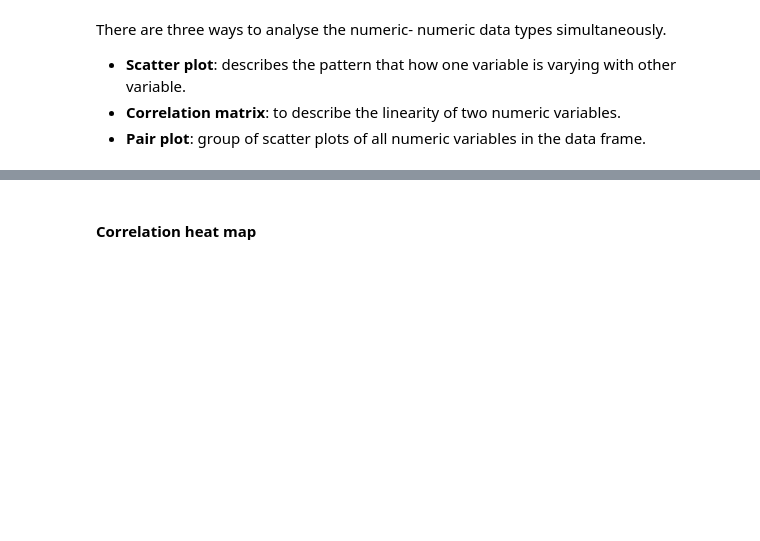
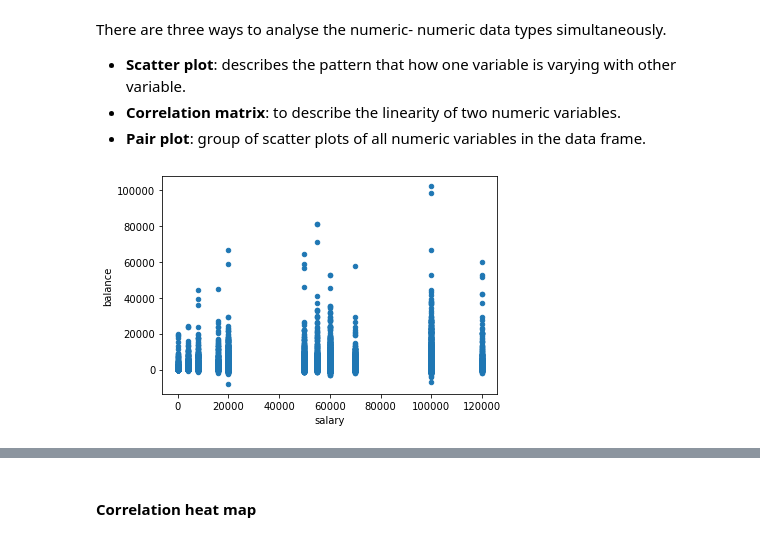
Before and after one commit to ds-souvik/Machine-Learning-Basic-Intermediate-Expert., a Jupyter notebook: 5 Exploratory Data Analysis/Bank+Marketing+Campaign_EDA-blank+notebook.ipynb, the cells around one changed output, grey strips where cells are left out. Cells and saved outputs as stored; diff of their text form; code cells hidden in the pictures; blank space fills up the shorter version.

```diff
--- a/5 Exploratory Data Analysis/Bank+Marketing+Campaign_EDA-blank+notebook.ipynb
+++ b/5 Exploratory Data Analysis/Bank+Marketing+Campaign_EDA-blank+notebook.ipynb
@@ -696,5 +696,9 @@ There are three ways to analyse the numeric- numeric data types simultaneously.
 - **Pair plot**: group of scatter plots of all numeric variables in the data frame.
 # %%
 #plot the scatter plot of balance and salary variable in inp1
+inp1.plot.scatter(x='salary',y='balance')
+plt.show()
+# %% [output]
+[figure, added]
 # %%
 #plot the scatter plot of balance and age variable in inp1
```
Also changed, not shown: parts of 48 cells of this notebook.
